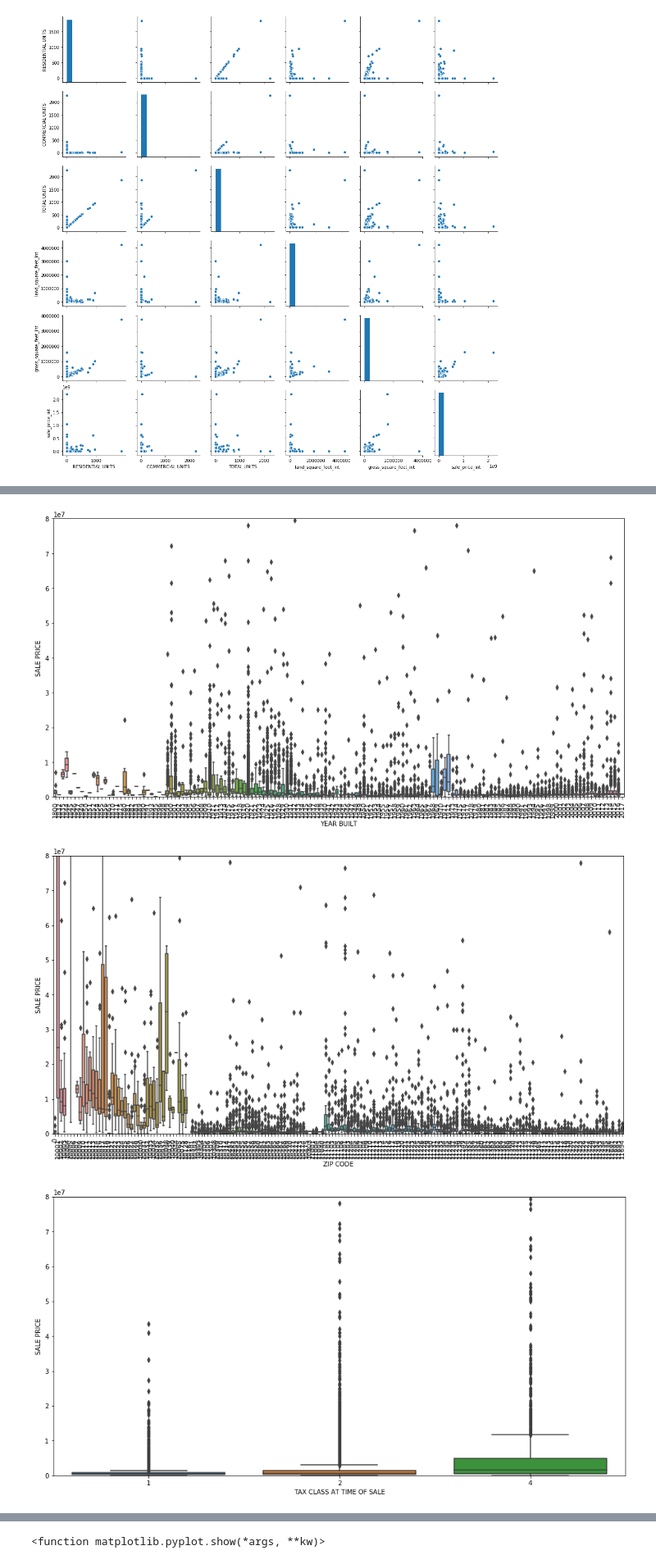
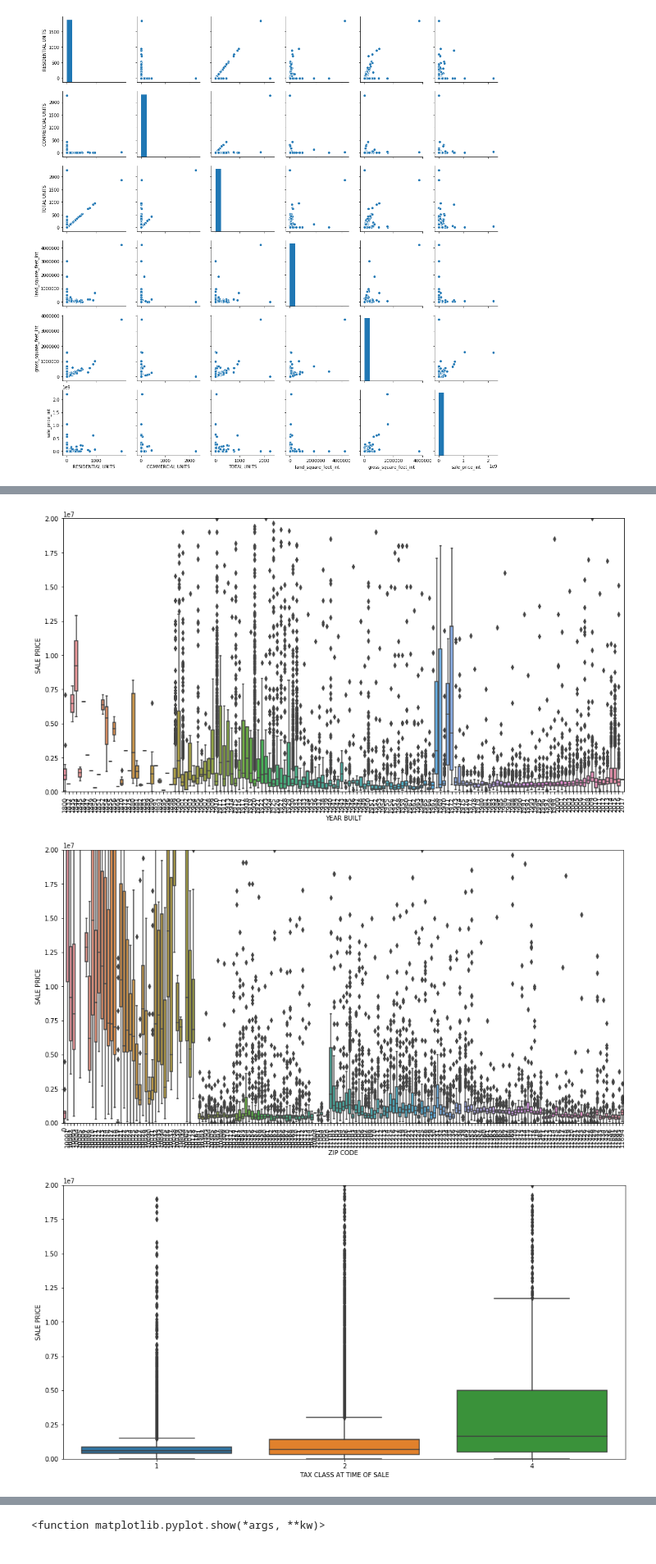
Before and after one commit to kmart8/DS-502-Project, a Jupyter notebook: NYC Dataset Notebook.ipynb, the cells around one changed output, grey strips where cells are left out. Shown: that part at 82% size. Cells and saved outputs as stored; diff of their text form; code cells hidden in the pictures.

```diff
--- a/NYC Dataset Notebook.ipynb
+++ b/NYC Dataset Notebook.ipynb
@@ -88,23 +89,25 @@ sns.pairplot(home_data[['RESIDENTIAL UNITS','COMMERCIAL UNITS', 'TOTAL UNITS', '
 # %%
 l = ['YEAR BUILT','ZIP CODE','TAX CLASS AT TIME OF SALE']
 for var in l:
     data = pd.concat([home_data['sale_price_int'], home_data[var]], axis=1)
     f, ax = plt.subplots(figsize=(16, 8))
     fig = sns.boxplot(x=var, y="sale_price_int", data=data)
     if var == 'ZIP CODE' or var == 'YEAR BUILT':
         plt.xticks(rotation='vertical')
-    fig.axis(ymin=0,ymax=80000000)
+    if var == 'YEAR BUILT':
+        fig.axis(ymin=0,ymax=20000000)
+    fig.axis(ymin=0,ymax=20000000)
     plt.ylabel("SALE PRICE")
 
 data = pd.concat([home_data['sale_price_int'], home_data['BOROUGH']], axis=1)
 f, ax = plt.subplots(figsize=(16, 8))
 fig = sns.boxplot(x='BOROUGH', y="sale_price_int", data=data)
-fig.axis(ymin=0,ymax=80000000)
+fig.axis(ymin=0,ymax=20000000)
 plt.ylabel('SALE PRICE')
 plt.xticks(np.arange(5), ('Manhattan', 'Bronx', 'Brooklyn', 'Queens', 'Staten Island'))
 plt.show
 # %% [output]
 <function matplotlib.pyplot.show(*args, **kw)>
-[figure, old version]
+[figure, new version]
-[figure, old version]
+[figure, new version]
-[figure, old version]
+[figure, new version]
```
Also changed, not shown: parts of 2 cells of this notebook.
